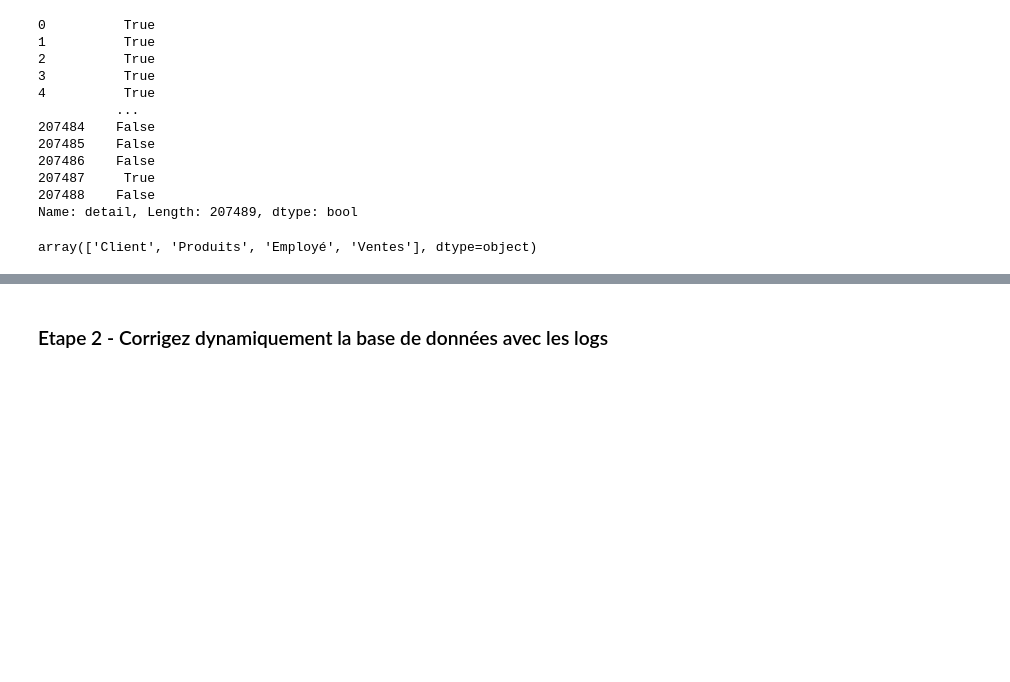
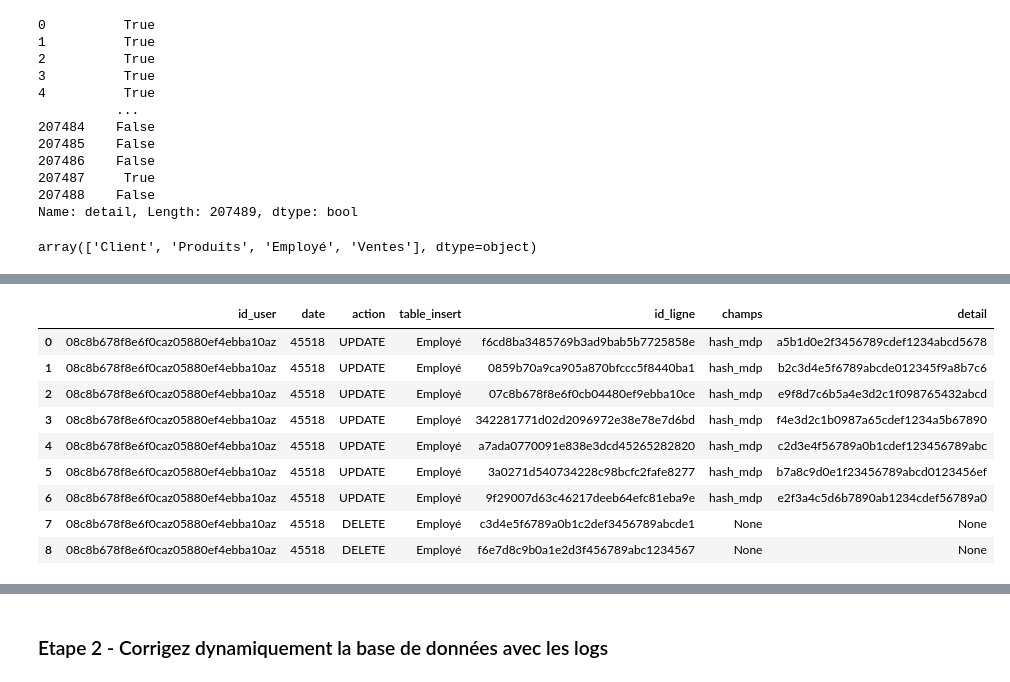
Before and after one commit to Sebules/Project_4_OpenClassrooms_Data_Engineer, a Jupyter notebook: Projet4-Sebastien.ipynb, the cells around one changed output, grey strips where cells are left out. Cells and saved outputs as stored; diff of their text form; code cells hidden in the pictures; blank space fills up the shorter version.

```diff
--- a/Projet4-Sebastien.ipynb
+++ b/Projet4-Sebastien.ipynb
@@ -763,0 +891,34 @@ array(['Client', 'Produits', 'Employé', 'Ventes'], dtype=object)
+# %%
+sql_command = """
+CREATE TABLE IF NOT EXISTS logs_employe (
+id_user VARCHAR NOT NULL,
+date INTEGER NOT NULL,
+action VARCHAR(10) NOT NULL,
+table_insert VARCHAR(10) NOT NULL,
+id_ligne VARCHAR NOT NULL,
+champs VARCHAR(10),
+detail VARCHAR
+);
+"""
+with engine.connect() as conn:
+    for cmd in sql_commands:
+        conn.execute(text(cmd))
+    conn.commit()
+# %%
+sql_text = """
+SELECT * FROM logs_employe;
+"""
+with engine.connect() as conn:
+    resultat=pd.read_sql(text(sql_text), conn)
+resultat
+# %% [output]
+|  | id_user | date | action | table_insert | id_ligne | champs | detail |
+| 0 | 08c8b678f8e6f0caz05880ef4ebba10az | 45518 | UPDATE | Employé | f6cd8ba3485769b3ad9bab5b7725858e | hash_mdp | a5b1d0e2f3456789cdef1234abcd5678 |
+| 1 | 08c8b678f8e6f0caz05880ef4ebba10az | 45518 | UPDATE | Employé | 0859b70a9ca905a870bfccc5f8440ba1 | hash_mdp | b2c3d4e5f6789abcde012345f9a8b7c6 |
+| 2 | 08c8b678f8e6f0caz05880ef4ebba10az | 45518 | UPDATE | Employé | 07c8b678f8e6f0cb04480ef9ebba10ce | hash_mdp | e9f8d7c6b5a4e3d2c1f098765432abcd |
+| 3 | 08c8b678f8e6f0caz05880ef4ebba10az | 45518 | UPDATE | Employé | 342281771d02d2096972e38e78e7d6bd | hash_mdp | f4e3d2c1b0987a65cdef1234a5b67890 |
+| 4 | 08c8b678f8e6f0caz05880ef4ebba10az | 45518 | UPDATE | Employé | a7ada0770091e838e3dcd45265282820 | hash_mdp | c2d3e4f56789a0b1cdef123456789abc |
+| 5 | 08c8b678f8e6f0caz05880ef4ebba10az | 45518 | UPDATE | Employé | 3a0271d540734228c98bcfc2fafe8277 | hash_mdp | b7a8c9d0e1f23456789abcd0123456ef |
+| 6 | 08c8b678f8e6f0caz05880ef4ebba10az | 45518 | UPDATE | Employé | 9f29007d63c46217deeb64efc81eba9e | hash_mdp | e2f3a4c5d6b7890ab1234cdef56789a0 |
+| 7 | 08c8b678f8e6f0caz05880ef4ebba10az | 45518 | DELETE | Employé | c3d4e5f6789a0b1c2def3456789abcde1 | None | None |
+| 8 | 08c8b678f8e6f0caz05880ef4ebba10az | 45518 | DELETE | Employé | f6e7d8c9b0a1e2d3f456789abc1234567 | None | None |
```
Also changed, not shown: parts of 24 cells of this notebook, 1 other file.
